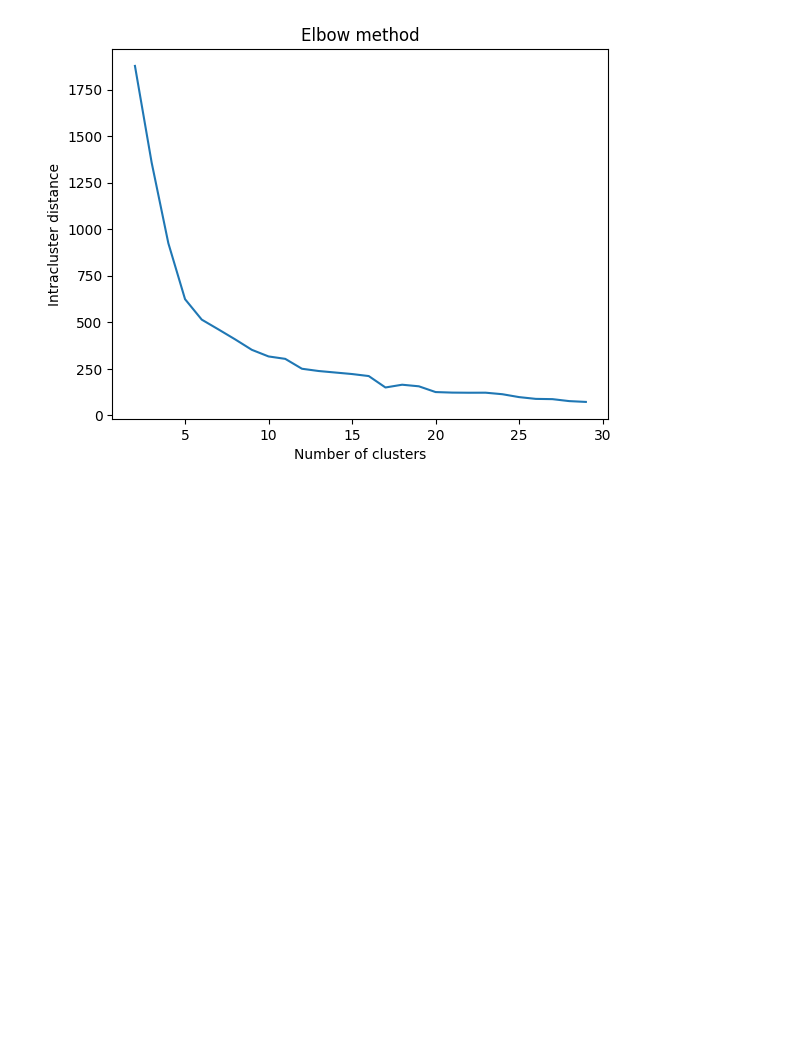
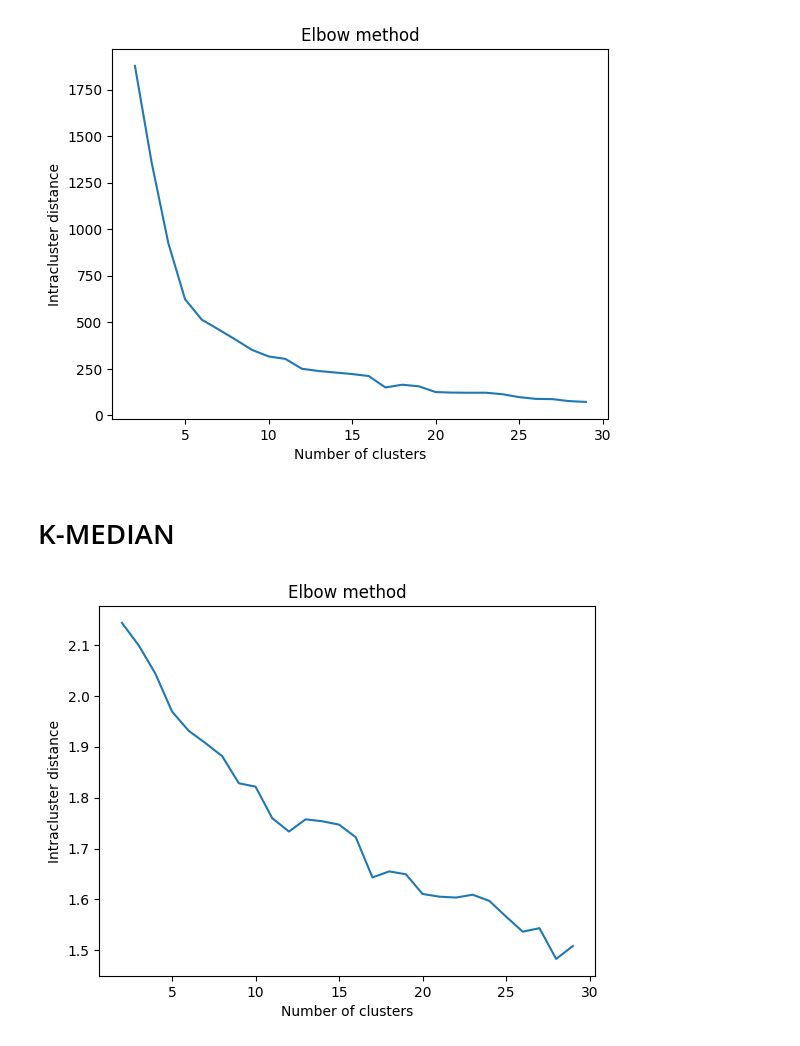
Before and after one commit to danieldamc/intro-data-science, a Jupyter notebook: Tarea3/Pokemon/pokemon.ipynb, the cells around one changed output. Drawn from its saved outputs; the diff is of its cells as text; code cells hidden in the pictures; blank space fills up the shorter version.

```diff
--- a/Tarea3/Pokemon/pokemon.ipynb
+++ b/Tarea3/Pokemon/pokemon.ipynb
@@ -133,3 +140,33 @@ plt.title('Elbow method')
 plt.show()
 # %% [output]
 [figure]
+# %% [markdown]
+# K-MEDIAN
+# %%
+#elbow method
+data = pd.read_csv('Pokemon.csv')
+data = data[data['Legendary'] == False]
+data_new = data.drop(['Name', 'Type 1', 'Type 2', 'Generation', 'Legendary', 'Total'], axis=1)
+distances_list = []
+
+for j in range(2, 30):
+    kmedians = KMedoids(n_clusters=j, random_state=42)
+    data['Cluster'] = kmedians.fit_predict(data_scaled)
+
+    total_distance = 0
+    for i in range(j):
+        cluster_points = data_scaled[data['Cluster'] == i]
+        cluster_center = kmedians.cluster_centers_[i]
+        total_distance += np.sum(np.linalg.norm(cluster_points - cluster_center, axis=1))
+
+    mean_distance = total_distance / data.shape[0]
+    distances_list.append(mean_distance)
+# %%
+#plot elbow method
+plt.plot(np.arange(2,30), distances_list)
+plt.xlabel('Number of clusters')
+plt.ylabel('Intracluster distance')
+plt.title('Elbow method')
+plt.show()
+# %% [output]
+[figure, added]
```
Also changed, not shown: parts of 4 cells of this notebook.
